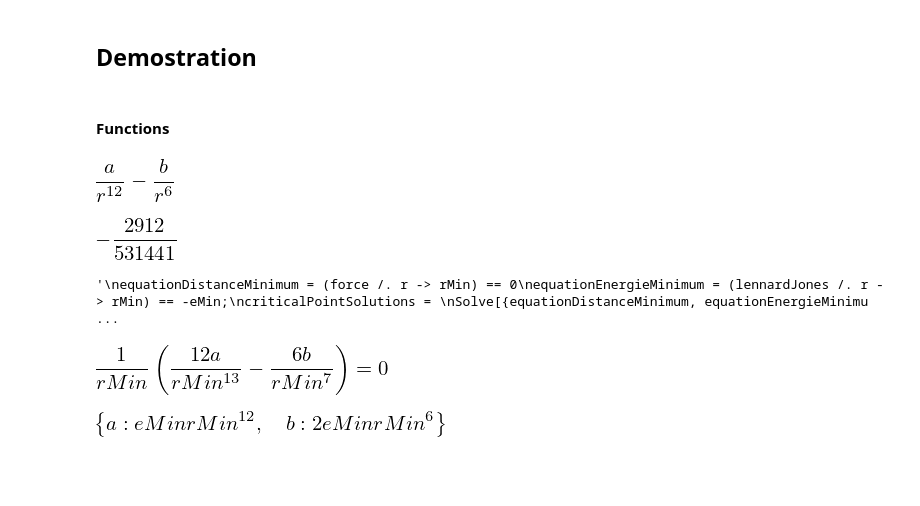
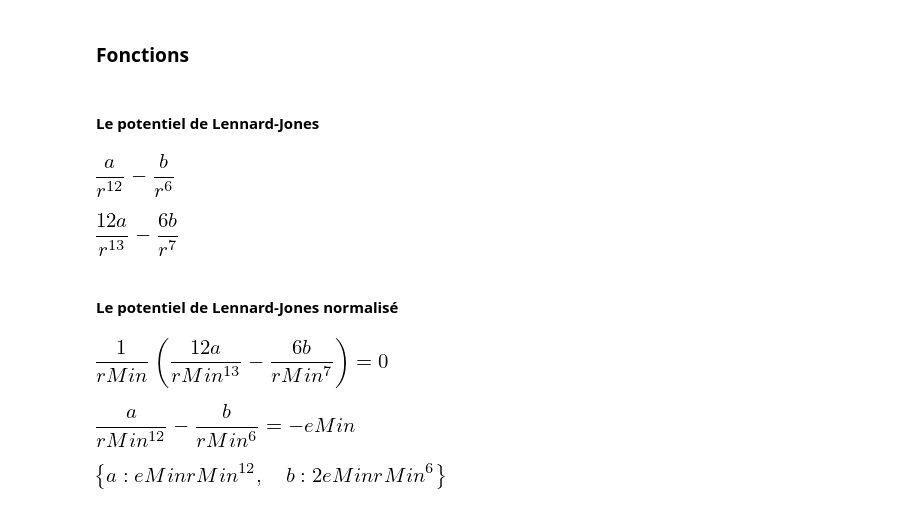
Before and after one commit to TRUMANCFY/HowPeopleLearn, a Jupyter notebook: Functions.ipynb, the cells around one changed output. Saved outputs shown, nothing was run; the diff lists cells and outputs as text; code cells hidden in the pictures; blank space fills up the shorter version.

Commit message:
add all functions

```diff
--- a/Functions.ipynb
+++ b/Functions.ipynb
@@ -6,4 +13,2 @@ import matplotlib.pyplot as plt
 # %% [markdown]
-## Demostration
+### Fonctions
-# %% [markdown]
-#### Functions
@@ -19,2 +15,4 @@ def lennardJones(a, b):
+# %% [markdown]
+#### Le potentiel de Lennard-Jones
 # %%
 a, b, r = symbols("a b r")
@@ -26,17 +23,6 @@ lennardJones
 [figure]
 # %%
 force = -lennardJones.diff(r)
-forceres = force.subs({a:1, b:2, r:3})
-forceres
+force
 # %% [output]
-[figure, old version]
+[figure, new version]
-# %%
-"""
-equationDistanceMinimum = (force /. r -> rMin) == 0
-equationEnergieMinimum = (lennardJones /. r -> rMin) == -eMin;
-criticalPointSolutions =
-Solve[{equationDistanceMinimum, equationEnergieMinimum}, {a, b}];
-
-"""
-# %% [output]
-'\nequationDistanceMinimum = (force /. r -> rMin) == 0\nequationEnergieMinimum = (lennardJones /. r -> rMin) == -eMin;\ncriticalPointSolutions = \nSolve[{equationDistanceMinimum, equationEnergieMinimu ...
@@ -45 +29,3 @@ rMin = symbols('rMin')
+# %% [markdown]
+#### Le potentiel de Lennard-Jones normalisé
 # %%
@@ -48,7 +35,9 @@ equationDistanceMinimum
 # %% [output]
 [figure]
 # %%
-#equationEnergieMinimum = (lennardJones /. r -> rMin) == -eMin;
 eMin = symbols('eMin')
 equationEnergieMinimum = Eq(lennardJones.subs({r:rMin}), -eMin)
+equationEnergieMinimum
+# %% [output]
+[figure, added]
 # %%
```
Also changed, not shown: parts of 31 cells of this notebook.
